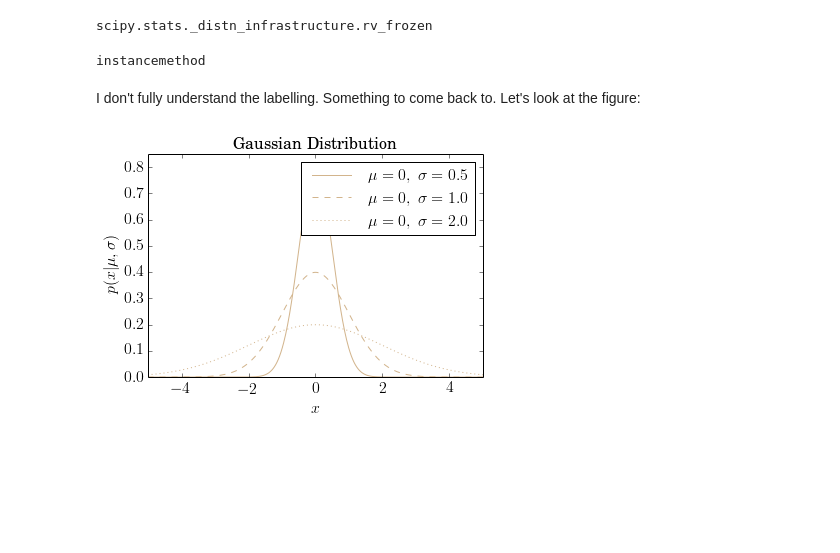
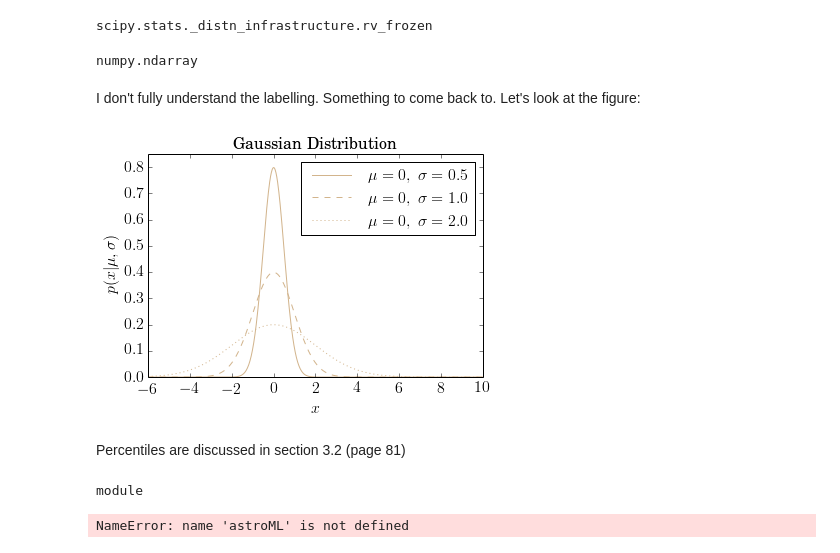
Before and after one commit to gully/astroMLfigs, a Jupyter notebook: ipython_NB_prac.ipynb, the cells around one changed output. Cells and saved outputs as stored; diff of their text form; code cells hidden in the pictures; blank space fills up the shorter version.

```diff
--- a/ipython_NB_prac.ipynb
+++ b/ipython_NB_prac.ipynb
@@ -70,24 +70,36 @@ type(dist)
 scipy.stats._distn_infrastructure.rv_frozen
 # %%
 type(dist.pdf)
+val1 = dist.pdf(x)
+type(val1)
 # %% [output]
-instancemethod
+numpy.ndarray
 # %% [markdown]
 I don't fully understand the labelling.  Something to come back to.  Let's look at the figure:
 # %%
 for sigma, ls in zip(sigma_values, linestyles):
     # create a gaussian / normal distribution
     dist = norm(mu, sigma)
     plt.plot(x, dist.pdf(x), ls=ls, c='tan', label=r'$\mu=%i,\ \sigma=%.1f$' % (mu, sigma))
 
-plt.xlim(-5, 5)
+plt.xlim(-6, 10)
 plt.ylim(0, 0.85)
 
 plt.xlabel('$x$')
 plt.ylabel(r'$p(x|\mu,\sigma)$')
-plt.title('Gaussian Distribution')
+plt.title(label='Gaussian Distribution')
 
 plt.legend()
 plt.show()
 # %% [output]
-[figure, old version]
+[figure, new version]
+# %% [markdown]
+Percentiles are discussed in section 3.2 (page 81)
+# %%
+type(np)
+# %% [output]
+module
+# %%
+dir(astroML)
+# %% [output]
+NameError: name 'astroML' is not defined
```
Also changed, not shown: parts of 5 cells of this notebook.
